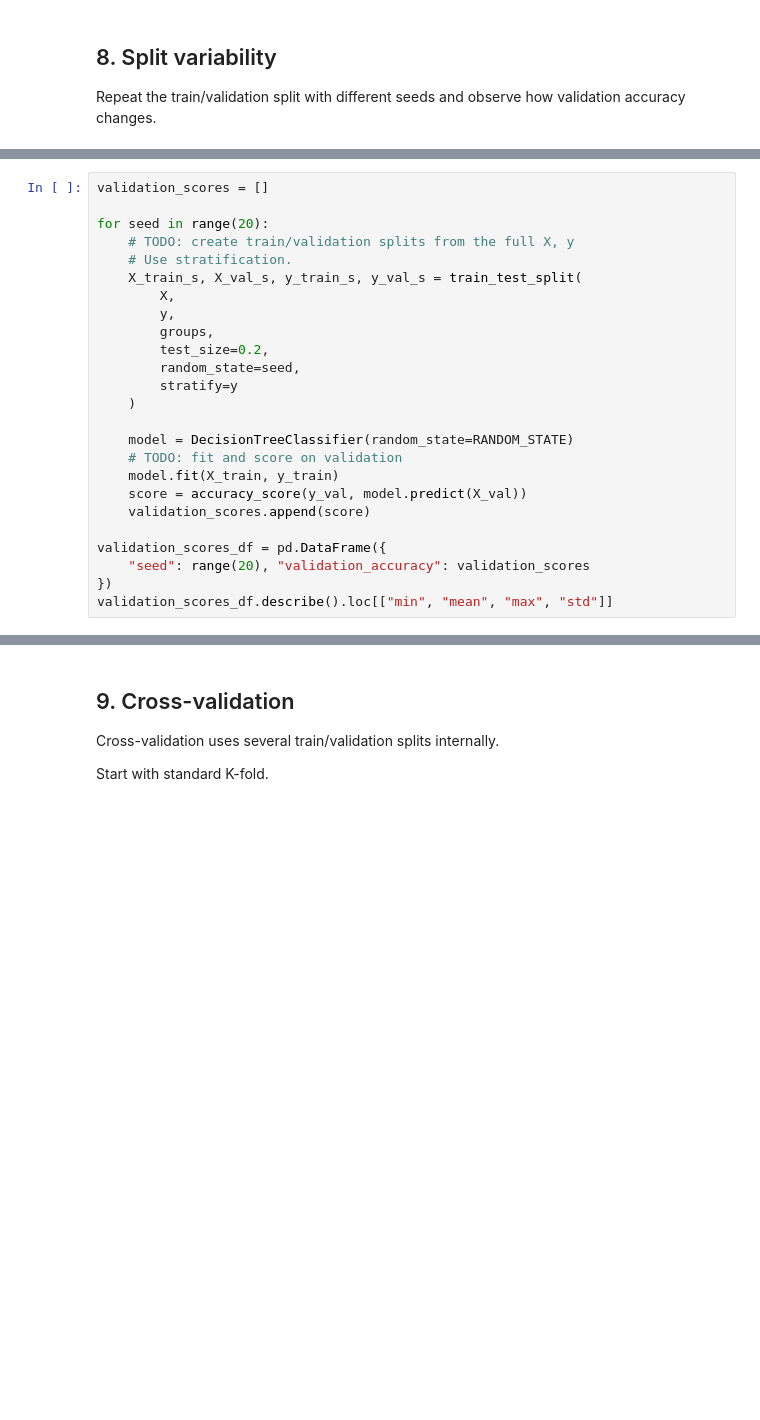
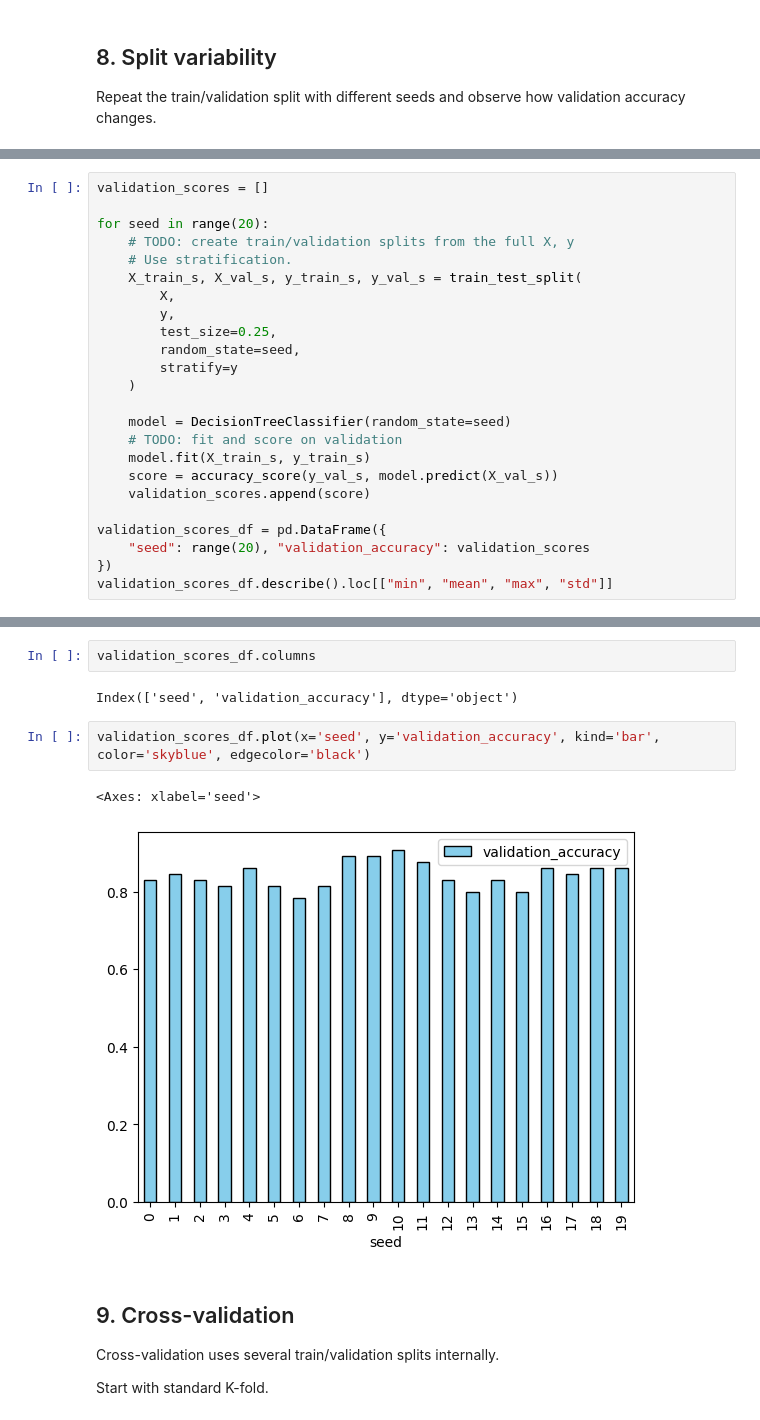
Before and after one commit to Chicloneo/Machine-Learning, a Jupyter notebook: Entrega 1/notebooks/Introduction - Students.ipynb, the cells around one changed output, grey strips where cells are left out. Saved outputs shown, nothing was run; the diff lists cells and outputs as text; blank space fills up the shorter version.

```diff
--- a/Entrega 1/notebooks/Introduction - Students.ipynb
+++ b/Entrega 1/notebooks/Introduction - Students.ipynb
@@ -278,16 +261,15 @@ for seed in range(20):
     X_train_s, X_val_s, y_train_s, y_val_s = train_test_split(
         X,
         y,
-        groups,
-        test_size=0.2,
+        test_size=0.25,
         random_state=seed,
         stratify=y
     )
 
-    model = DecisionTreeClassifier(random_state=RANDOM_STATE)
+    model = DecisionTreeClassifier(random_state=seed)
     # TODO: fit and score on validation
-    model.fit(X_train, y_train)
-    score = accuracy_score(y_val, model.predict(X_val))
+    model.fit(X_train_s, y_train_s)
+    score = accuracy_score(y_val_s, model.predict(X_val_s))
     validation_scores.append(score)
 
 validation_scores_df = pd.DataFrame({
@@ -306,3 +308,12 @@ Aquí no entiendo por qué me da error.
+# %%
+validation_scores_df.columns
+# %% [output]
+Index(['seed', 'validation_accuracy'], dtype='object')
+# %%
+validation_scores_df.plot(x='seed', y='validation_accuracy', kind='bar', color='skyblue', edgecolor='black')
+# %% [output]
+<Axes: xlabel='seed'>
+[figure, added]
 # %% [markdown]
 ## 9. Cross-validation
 
```
Also changed, not shown: parts of 14 cells of this notebook, 2 other files.
